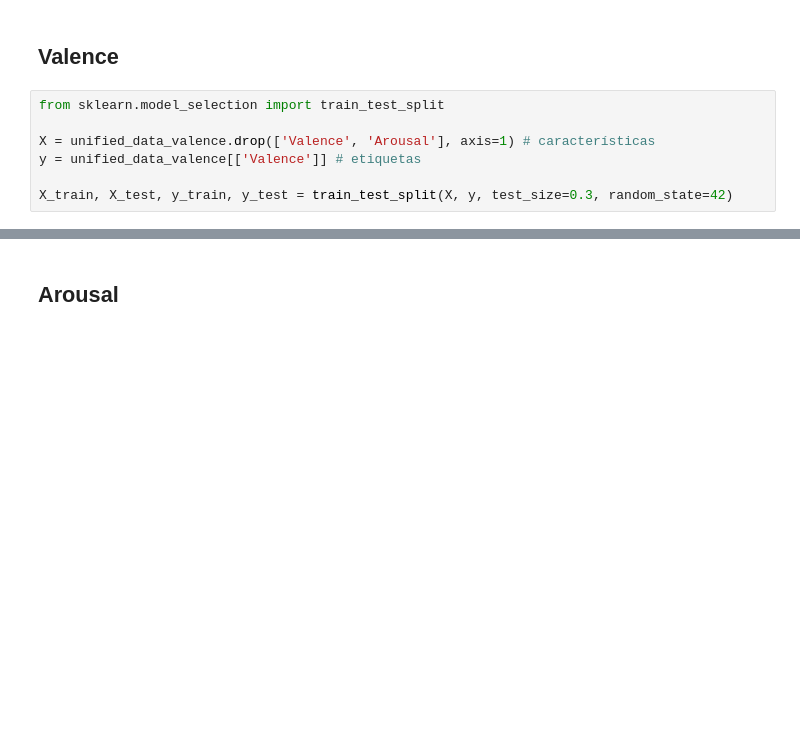
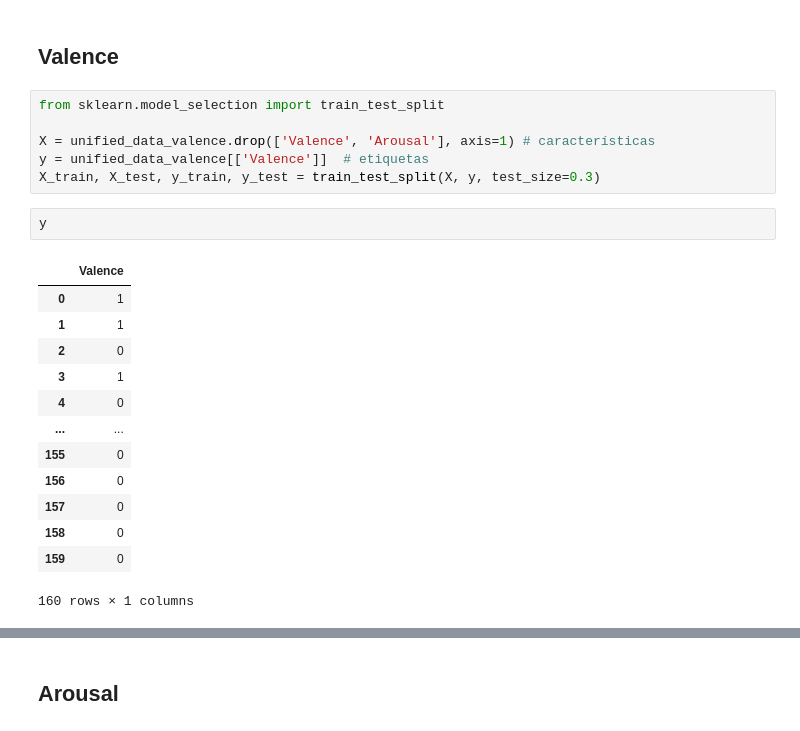
Before and after one commit to DAVIDS2405/Python, a Jupyter notebook: Proyecto.ipynb, the cells around one changed output, grey strips where cells are left out. Drawn from its saved outputs; the diff is of its cells as text; blank space fills up the shorter version.

Commit message:
Test algoritms

```diff
--- a/Proyecto.ipynb
+++ b/Proyecto.ipynb
@@ -187,9 +185,24 @@ unified_data_valence shape: (160, 98)
 from sklearn.model_selection import train_test_split
 
 X = unified_data_valence.drop(['Valence', 'Arousal'], axis=1) # características
-y = unified_data_valence[['Valence']] # etiquetas
-
-X_train, X_test, y_train, y_test = train_test_split(X, y, test_size=0.3, random_state=42)
+y = unified_data_valence[['Valence']]  # etiquetas
+X_train, X_test, y_train, y_test = train_test_split(X, y, test_size=0.3)
+# %%
+y
+# %% [output]
+|  | Valence |
+| 0 | 1 |
+| 1 | 1 |
+| 2 | 0 |
+| 3 | 1 |
+| 4 | 0 |
+| ... | ... |
+| 155 | 0 |
+| 156 | 0 |
+| 157 | 0 |
+| 158 | 0 |
+| 159 | 0 |
+160 rows × 1 columns
 # %%
 from sklearn.tree import DecisionTreeClassifier
 from sklearn.metrics import accuracy_score
```
Also changed, not shown: parts of 6 cells of this notebook, 1 other file.
